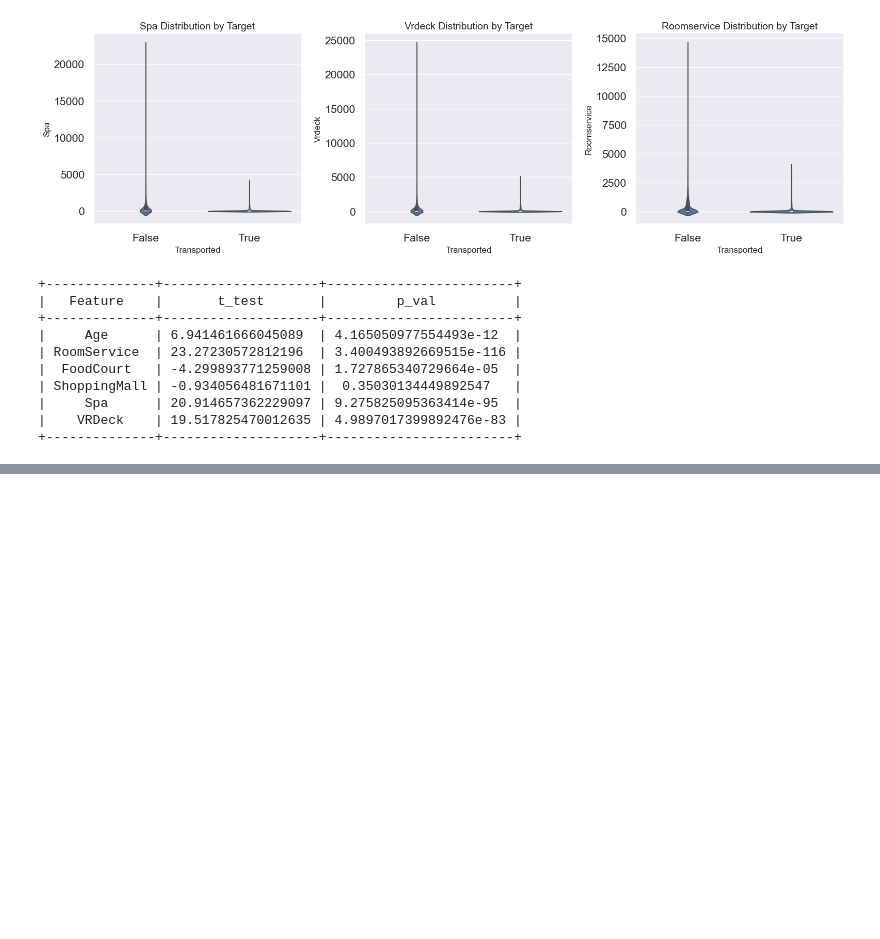
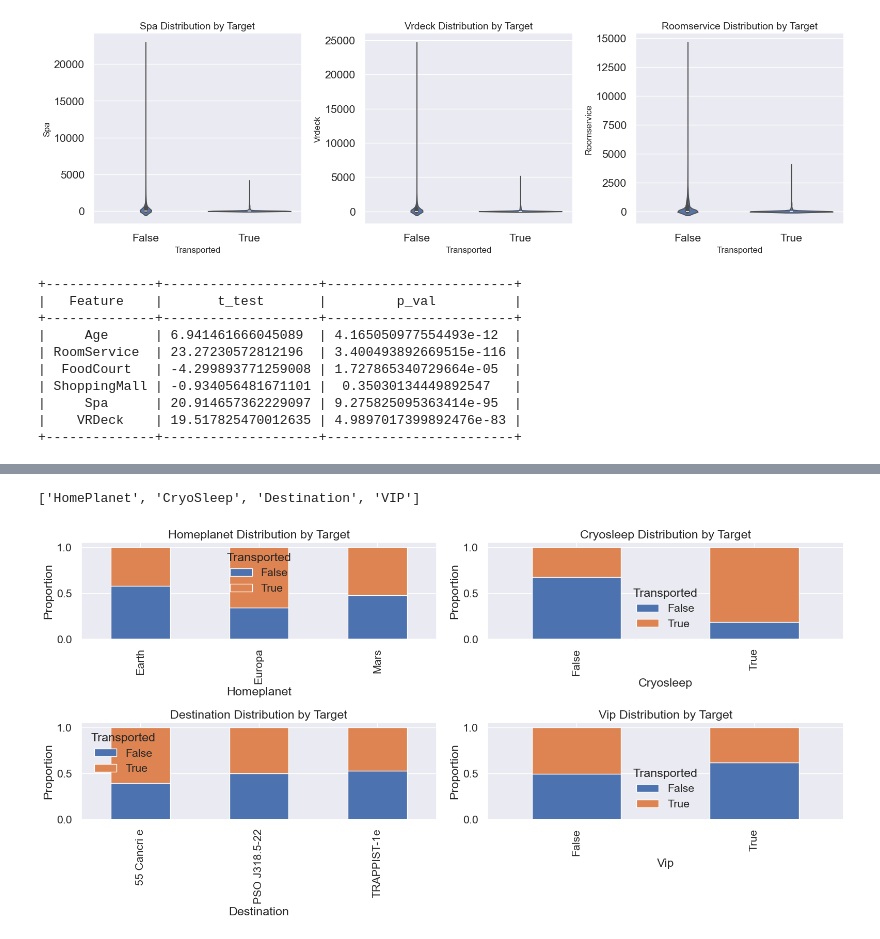
Before and after one commit to t734070824/my-projects, a Jupyter notebook: Spaceship Titanic/Spaceship-Titanic-v2.ipynb, the cells around one changed output, grey strips where cells are left out. Saved outputs shown, nothing was run; the diff lists cells and outputs as text; code cells hidden in the pictures; blank space fills up the shorter version.

```diff
--- a/Spaceship Titanic/Spaceship-Titanic-v2.ipynb
+++ b/Spaceship Titanic/Spaceship-Titanic-v2.ipynb
@@ -265,0 +337,29 @@ perform_ttest(train, cont_cols, 'Transported')
+# %%
+cat_features = [f for f in train.columns if f not in cont_cols + ['PassengerId', 'Name', 'Transported'] and train[f].nunique() < 50]
+# %%
+cat_features
+# %% [output]
+['HomePlanet', 'CryoSleep', 'Destination', 'VIP']
+# %%
+import matplotlib.pyplot as plt
+
+target = 'Transported'
+
+# Create subplots for each categorical feature
+fig, axs = plt.subplots(nrows=2, ncols=2, figsize=(16, 8))
+
+# Loop through each categorical feature and plot the contingency table in a subplot
+for i, col in enumerate(cat_features):
+    contingency_table = pd.crosstab(train[col], train[target], normalize='index')
+    contingency_table.plot(kind='bar', stacked=True, ax=axs[i//2, i%2])
+    axs[i//2, i%2].set_title(f"{col.title()} Distribution by Target")
+    axs[i//2, i%2].set_xlabel(col.title())
+    axs[i//2, i%2].set_ylabel("Proportion")
+
+# Adjust spacing between subplots
+fig.tight_layout()
+
+# Show the plot
+plt.show()
+# %% [output]
+[figure, added]
```
Also changed, not shown: parts of 11 cells of this notebook.
